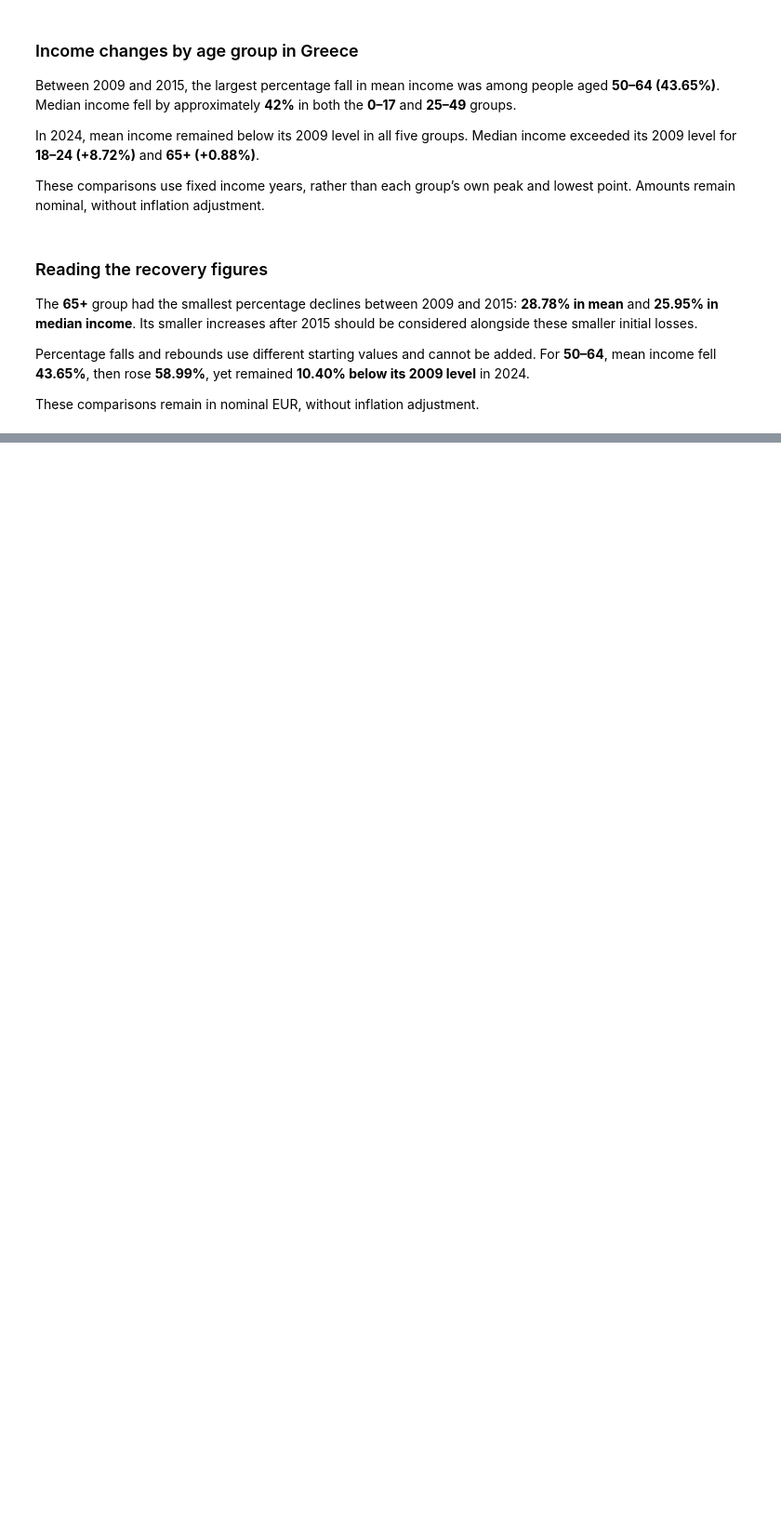
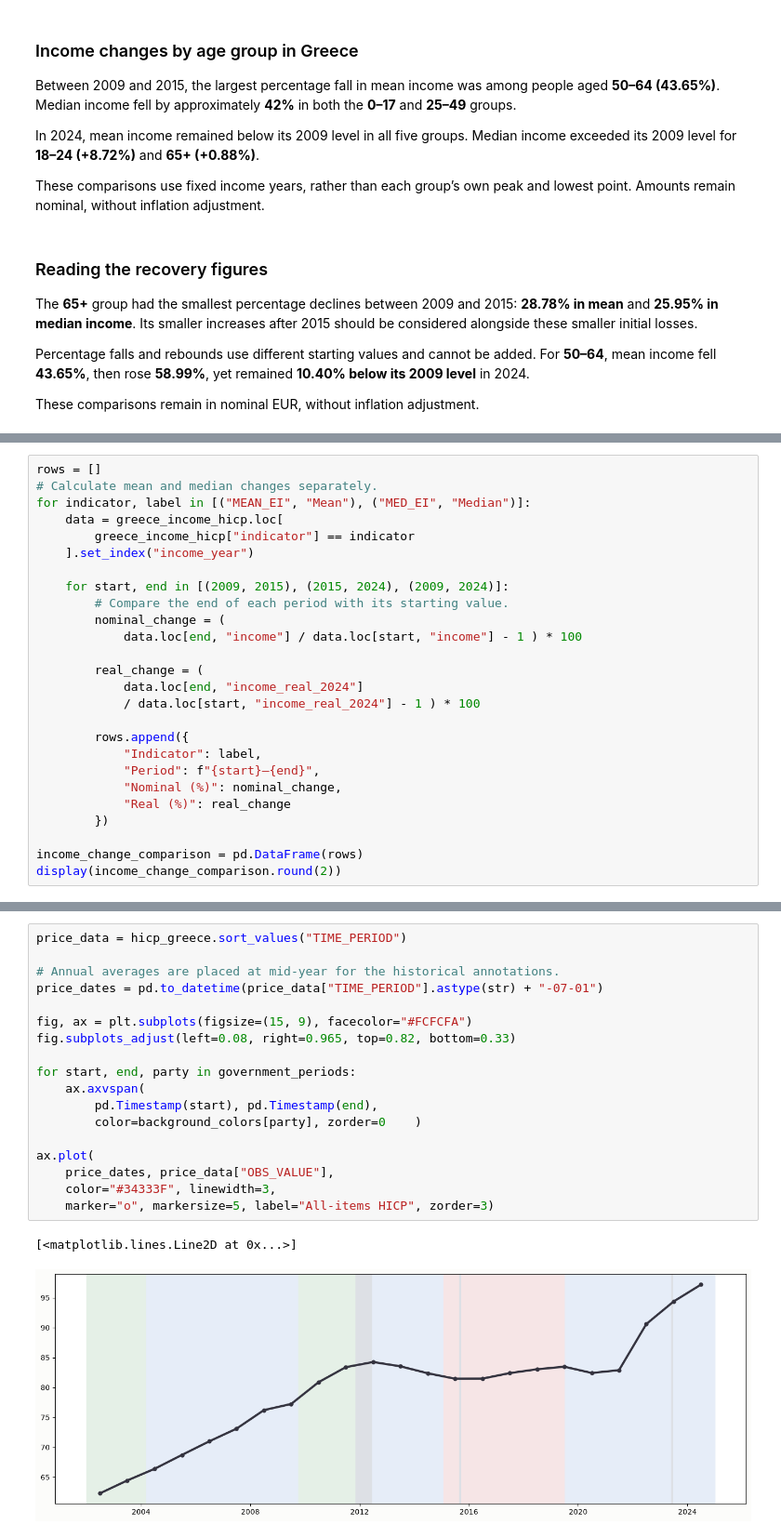
Before and after one commit to GeorgeZDESK/eurostat-income-analysis, a Jupyter notebook: notebooks/02_income_analysis.ipynb, the cells around one changed output, grey strips where cells are left out. Shown at 93% size. Drawn from its saved outputs; the diff is of its cells as text; blank space fills up the shorter version.

```diff
--- a/notebooks/02_income_analysis.ipynb
+++ b/notebooks/02_income_analysis.ipynb
@@ -497,0 +627,26 @@ These comparisons remain in nominal EUR, without inflation adjustment.
+# %%
+rows = []
+# Calculate mean and median changes separately.
+for indicator, label in [("MEAN_EI", "Mean"), ("MED_EI", "Median")]:
+    data = greece_income_hicp.loc[
+        greece_income_hicp["indicator"] == indicator
+    ].set_index("income_year")
+
+    for start, end in [(2009, 2015), (2015, 2024), (2009, 2024)]:
+        # Compare the end of each period with its starting value.
+        nominal_change = (
+            data.loc[end, "income"] / data.loc[start, "income"] - 1 ) * 100
+
+        real_change = (
+            data.loc[end, "income_real_2024"]
+            / data.loc[start, "income_real_2024"] - 1 ) * 100
+
+        rows.append({
+            "Indicator": label,
+            "Period": f"{start}–{end}",
+            "Nominal (%)": nominal_change,
+            "Real (%)": real_change
+        })
+
+income_change_comparison = pd.DataFrame(rows)
+display(income_change_comparison.round(2))
@@ -497,0 +740,21 @@ These comparisons remain in nominal EUR, without inflation adjustment.
+# %%
+price_data = hicp_greece.sort_values("TIME_PERIOD")
+
+# Annual averages are placed at mid-year for the historical annotations.
+price_dates = pd.to_datetime(price_data["TIME_PERIOD"].astype(str) + "-07-01")
+
+fig, ax = plt.subplots(figsize=(15, 9), facecolor="#FCFCFA")
+fig.subplots_adjust(left=0.08, right=0.965, top=0.82, bottom=0.33)
+
+for start, end, party in government_periods:
+    ax.axvspan(
+        pd.Timestamp(start), pd.Timestamp(end),
+        color=background_colors[party], zorder=0    )
+
+ax.plot(
+    price_dates, price_data["OBS_VALUE"],
+    color="#34333F", linewidth=3,
+    marker="o", markersize=5, label="All-items HICP", zorder=3)
+# %% [output]
+[<matplotlib.lines.Line2D at 0x...>]
+[figure, added]
```
Also changed, not shown: parts of 12 cells of this notebook, 2 other files.
